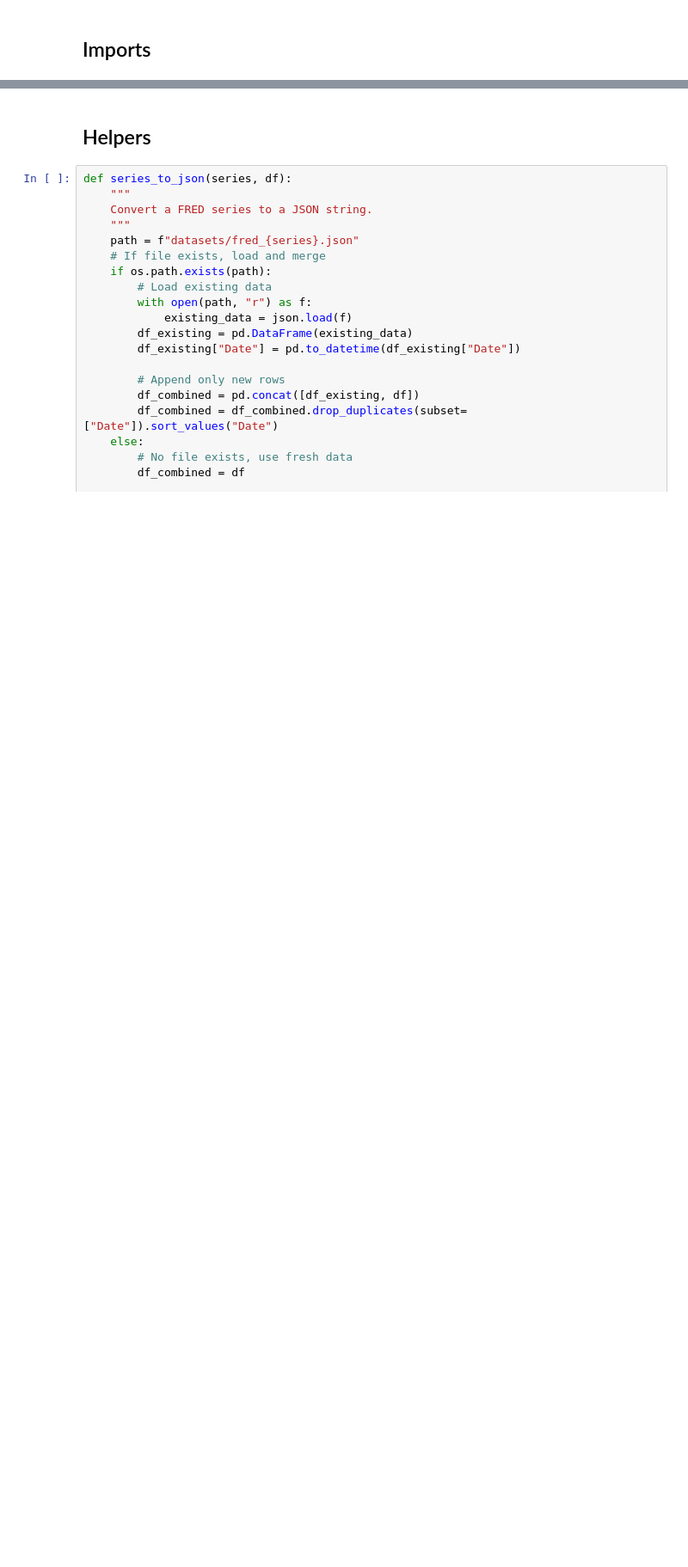
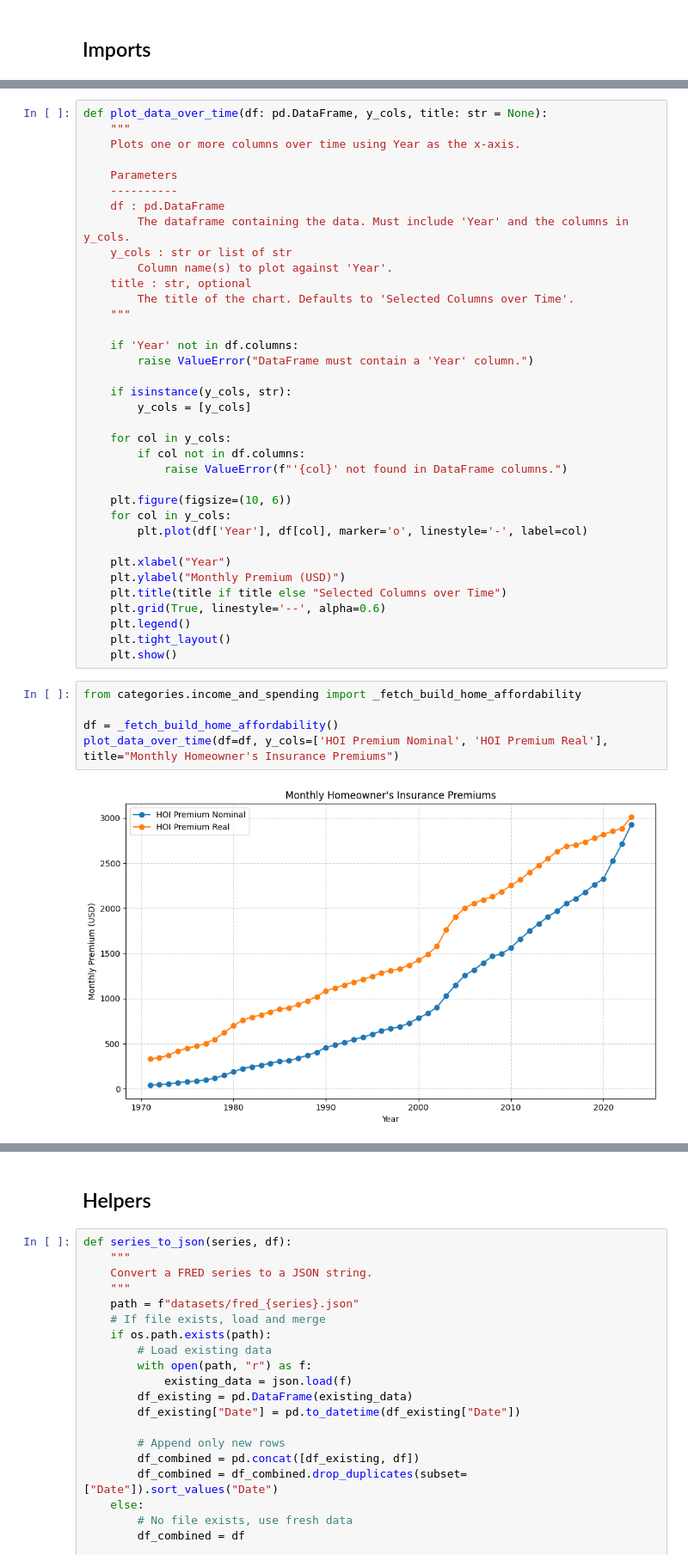
Before and after one commit to wallscreet/gov-data, a Jupyter notebook: notebook.ipynb, the cells around one changed output, grey strips where cells are left out. Shown at 86% size. Cells and saved outputs as stored; diff of their text form; blank space fills up the shorter version.

```diff
--- a/notebook.ipynb
+++ b/notebook.ipynb
@@ -16,3 +16,46 @@ load_dotenv()
 FRED_API_KEY = os.getenv("FRED_API_KEY")
 
 fred = Fred(api_key=FRED_API_KEY)
+# %%
+def plot_data_over_time(df: pd.DataFrame, y_cols, title: str = None):
+    """
+    Plots one or more columns over time using Year as the x-axis.
+
+    Parameters
+    ----------
+    df : pd.DataFrame
+        The dataframe containing the data. Must include 'Year' and the columns in y_cols.
+    y_cols : str or list of str
+        Column name(s) to plot against 'Year'.
+    title : str, optional
+        The title of the chart. Defaults to 'Selected Columns over Time'.
+    """
+
+    if 'Year' not in df.columns:
+        raise ValueError("DataFrame must contain a 'Year' column.")
+
+    if isinstance(y_cols, str):
+        y_cols = [y_cols]
+
+    for col in y_cols:
+        if col not in df.columns:
+            raise ValueError(f"'{col}' not found in DataFrame columns.")
+
+    plt.figure(figsize=(10, 6))
+    for col in y_cols:
+        plt.plot(df['Year'], df[col], marker='o', linestyle='-', label=col)
+
+    plt.xlabel("Year")
+    plt.ylabel("Monthly Premium (USD)")
+    plt.title(title if title else "Selected Columns over Time")
+    plt.grid(True, linestyle='--', alpha=0.6)
+    plt.legend()
+    plt.tight_layout()
+    plt.show()
+# %%
+from categories.income_and_spending import _fetch_build_home_affordability
+
+df = _fetch_build_home_affordability()
+plot_data_over_time(df=df, y_cols=['HOI Premium Nominal', 'HOI Premium Real'], title="Monthly Homeowner's Insurance Premiums")
+# %% [output]
+[figure, added]
```
Also changed, not shown: parts of 4 cells of this notebook, 4 other files.
